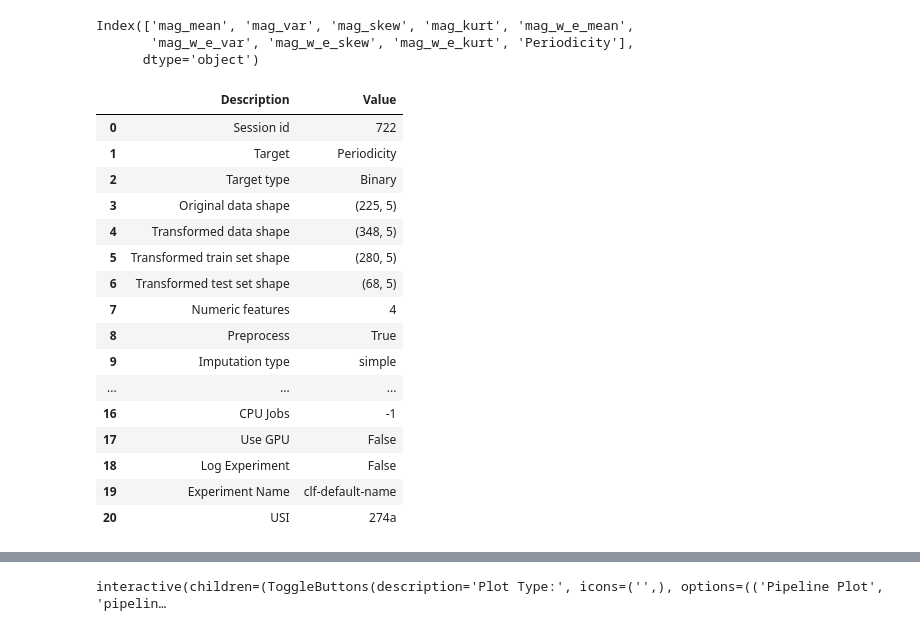
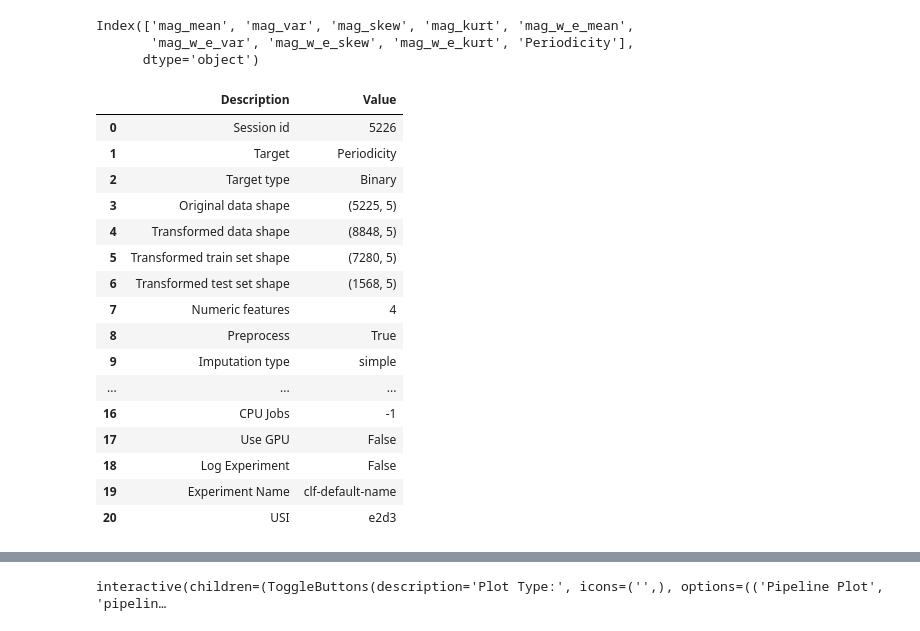
Before and after one commit to manulv96/Tesis, a Jupyter notebook: AGNs_classification.ipynb, the cells around one changed output, grey strips where cells are left out. Drawn from its saved outputs; the diff is of its cells as text; code cells hidden in the pictures.

```diff
--- a/AGNs_classification.ipynb
+++ b/AGNs_classification.ipynb
@@ -283,0 +267,2 @@ Name: count, dtype: int64
+# %%
+features_df.drop_duplicates(inplace=True)
@@ -354,6 +346,6 @@ df_0
 500 rows × 9 columns
 # %%
-df_1 =  features_df[features_df['Variability'] == 1 ].sample(n=225)
+df_1 =  features_df[features_df['Variability'] == 1 ].sample(n=214)
 # %%
 df_1
 # %% [output]
@@ -1206,0 +1165,33 @@ features_df1
+# %%
+#we go through all the subdirectories corresponding to each AGN and in each one all the files with different sintetics curvs
+
+path = '/home/anakin/Documents/Tesis/Codigo/Curvassinteticas/' #path to main directory
+filelist = os.listdir(path)
+
+#Make empty list to store all paths to subdirectories in.
+path2 = []
+data_features = []
+data_features1 = []
+Periodicity = []
+
+for x in filelist:
+    if x.startswith('orig'):
+        path2.append(path + x+ '/')
+
+    for i in path2:
+        filelist2 = os.listdir(i)
+
+        for j in filelist2:
+            if j.endswith('.dat'):
+                dt = np.loadtxt(i+j)
+
+                star = agns(dt)[2]
+                err_star = agns(dt)[3]
+                data_features = dataframe1(dt, 200, 0, star, err_star, 0, 1, 0)
+                data_features1 = dataframe1(dt, 9, 0, star, err_star, 4, 5, 3)
+
+                # Convert lists to a DataFrame
+                features_df1 = pd.DataFrame(data_features)
+                features_df1 = pd.DataFrame(data_features1)
+                features_df1['Periodicity'] = Periodicity
+    path2 = []
@@ -1746,16 +1743,16 @@ Index(['mag_mean', 'mag_var', 'mag_skew', 'mag_kurt', 'mag_w_e_mean',
       dtype='object')
 # %%
 # Setup the classification model
-clf1 = setup(data=features_df2[['mag_mean', 'mag_var', 'mag_skew', 'mag_kurt','Periodicity']], target='Periodicity',fix_imbalance=True)
+clf1 = setup(data=features_df1[['mag_mean', 'mag_var', 'mag_skew', 'mag_kurt','Periodicity']], target='Periodicity',fix_imbalance=True)
 # %% [output]
 |  | Description | Value |
-| 0 | Session id | 722 |
+| 0 | Session id | 5226 |
 | 1 | Target | Periodicity |
 | 2 | Target type | Binary |
-| 3 | Original data shape | (225, 5) |
-| 4 | Transformed data shape | (348, 5) |
-| 5 | Transformed train set shape | (280, 5) |
-| 6 | Transformed test set shape | (68, 5) |
+| 3 | Original data shape | (5225, 5) |
+| 4 | Transformed data shape | (8848, 5) |
+| 5 | Transformed train set shape | (7280, 5) |
+| 6 | Transformed test set shape | (1568, 5) |
 | 7 | Numeric features | 4 |
 | 8 | Preprocess | True |
 | 9 | Imputation type | simple |
@@ -1764,7 +1761,7 @@ clf1 = setup(data=features_df2[['mag_mean', 'mag_var', 'mag_skew', 'mag_kurt','P
 | 17 | Use GPU | False |
 | 18 | Log Experiment | False |
 | 19 | Experiment Name | clf-default-name |
-| 20 | USI | 274a |
+| 20 | USI | e2d3 |
 # %%
 # Compare the performance of different classification models
 best_model = compare_models(include = ['lr', 'knn', 'dt', 'rf', 'xgboost'])
```
Also changed, not shown: parts of 95 cells of this notebook.
